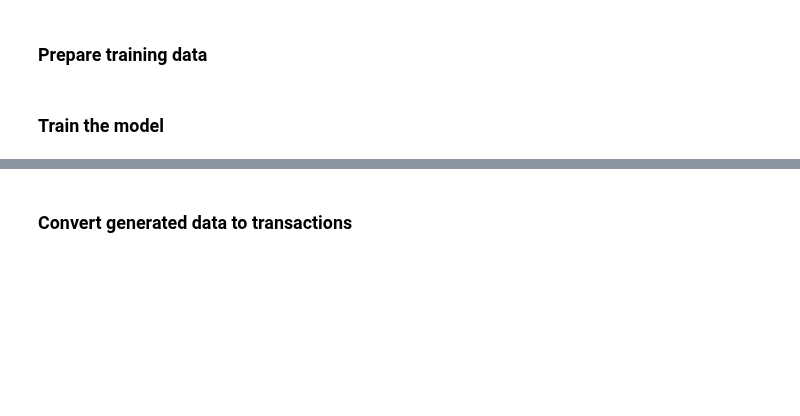
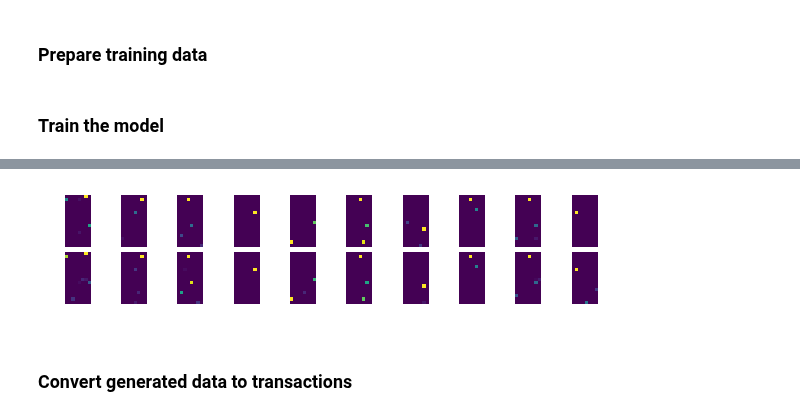
Before and after one commit to synthesized-io/insight, a Jupyter notebook: examples/transaction_demo.ipynb, the cells around one changed output, grey strips where cells are left out. Cells and saved outputs as stored; diff of their text form; code cells hidden in the pictures; blank space fills up the shorter version.

```diff
--- a/examples/transaction_demo.ipynb
+++ b/examples/transaction_demo.ipynb
@@ -126,3 +189,7 @@ Test MSE: 8.0422
+# %%
+showData(X_test, reconstructed)
+# %% [output]
+[figure, added]
 # %% [markdown]
 ### Convert generated data to transactions
 # %%
```
Also changed, not shown: parts of 10 cells of this notebook, 1 other file.
